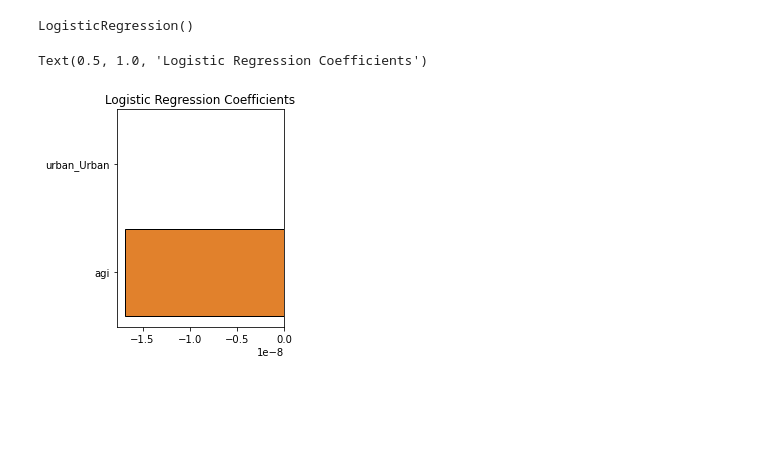
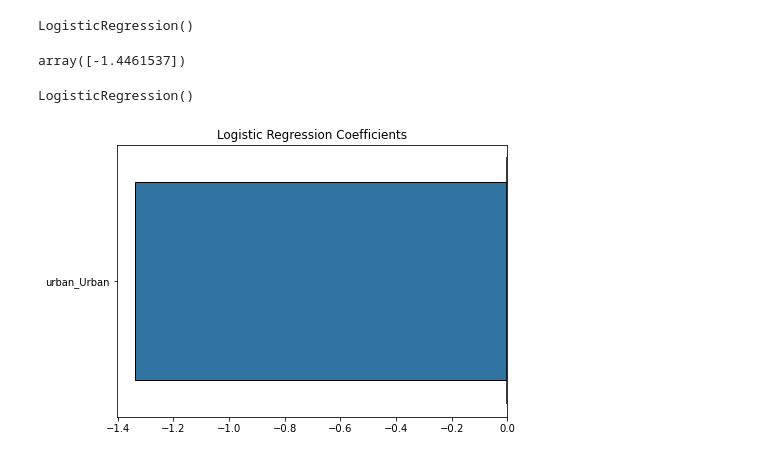
Before and after one commit to hiralmaster/data-science-essentials-3, a Jupyter notebook: notebooks/ModelMaking_Homework.ipynb, the cells around one changed output. Drawn from its saved outputs; the diff is of its cells as text; code cells hidden in the pictures; blank space fills up the shorter version.

Commit message:
Final model making code created for presentation

```diff
--- a/notebooks/ModelMaking_Homework.ipynb
+++ b/notebooks/ModelMaking_Homework.ipynb
@@ -440,16 +254,30 @@ ha_cancer_costs_incomeavg_df.head()
 # %%
 #log reg model
-x = ha_cancer_costs_incomeavg_df[['urban_Urban', 'agi']]
+X = ha_cancer_costs_incomeavg_df[['urban_Urban']]
 y = ha_cancer_costs_incomeavg_df['cancer_cost_income_ratio_above_avg_y']
 # %%
 logistic_model = LogisticRegression()
-logistic_model.fit(x, y)
+logistic_model.fit(X, y)
 # %% [output]
 LogisticRegression()
+# %%
+logistic_model.coef_[0]
+# %% [output]
+array([-1.4461537])
+# %%
+#machine learning
+X_train, X_test, y_train, y_test = train_test_split(X, y, random_state = 321)
+# %%
+logistic_model = LogisticRegression()
+logistic_model.fit(X_train, y_train)
+# %% [output]
+LogisticRegression()
 # %%
-fig, ax = plt.subplots(figsize = (3,4))
-sns.barplot(x = logistic_model.coef_[0], y = list(x.columns), ax = ax, edgecolor = 'black')
+fig, ax = plt.subplots(figsize = (7,5))
+sns.barplot(x = logistic_model.coef_[0], y = list(X.columns), ax = ax, edgecolor = 'black')
 plt.title('Logistic Regression Coefficients')
+
+ymin, ymax = plt.ylim()
+plt.vlines(x = 0, ymin = ymin, ymax = ymax);
 # %% [output]
-Text(0.5, 1.0, 'Logistic Regression Coefficients')
-[figure, old version]
+[figure, new version]
```
Also changed, not shown: parts of 45 cells of this notebook, 4 other files.
